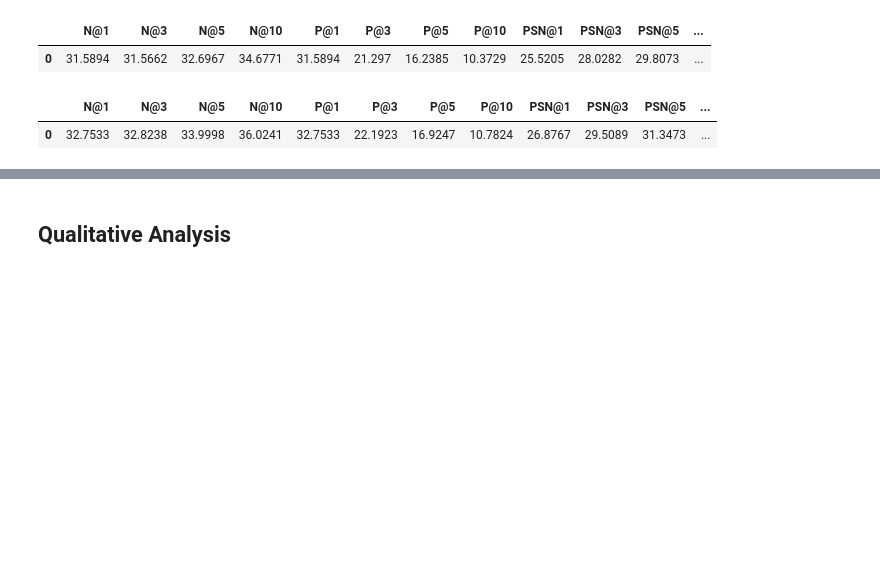
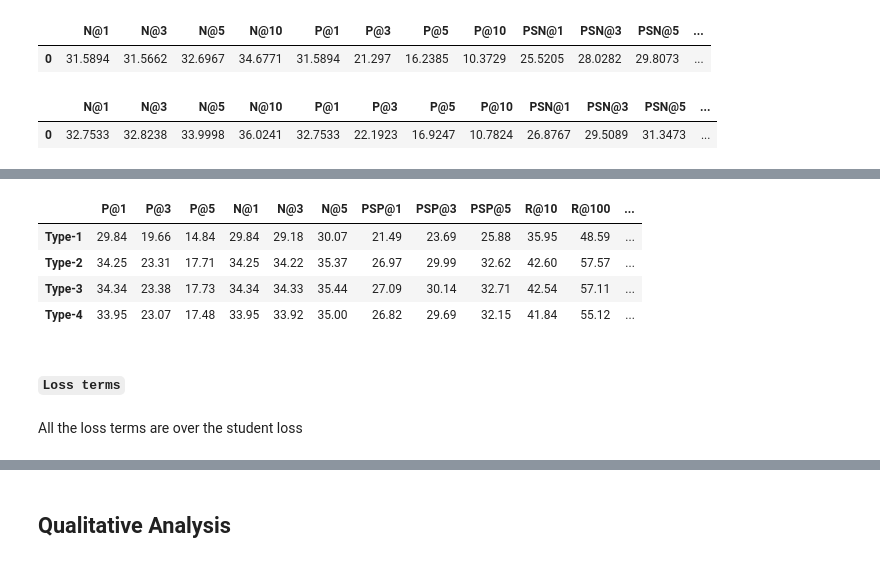
Before and after one commit to suchith720/medic, a Jupyter notebook: nbs/21_experiment-summary.ipynb, the cells around one changed output, grey strips where cells are left out. Drawn from its saved outputs; the diff is of its cells as text; code cells hidden in the pictures; blank space fills up the shorter version.

```diff
--- a/nbs/21_experiment-summary.ipynb
+++ b/nbs/21_experiment-summary.ipynb
@@ -570,0 +958,18 @@ display_metric(m)
+# %%
+o = {
+    'Type-1': {'test_loss': 0.680885374546051, 'test_P@1': 0.29835225192237275, 'test_P@10': 0.09328338450280445, 'test_P@3': 0.19659747063623004, 'test_P@5': 0.14842914683280203, 'test_N@1': 0.2983522415161133, 'test_N@10': 0.3170567750930786, 'test_N@3': 0.29178470373153687, 'test_N@5': 0.30069276690483093, 'test_PSP@1': 0.2148719816185634, 'test_PSP@10': 0.29842462046123197, 'test_PSP@3': 0.23693917389313576, 'test_PSP@5': 0.25878121620128214, 'test_PSN@1': 0.21487197279930115, 'test_PSN@10': 0.27384722232818604, 'test_PSN@3': 0.23810528218746185, 'test_PSN@5': 0.25412219762802124, 'test_R@200': 0.5154951581131564, 'test_R@10': 0.35950416294618803, 'test_R@100': 0.4859166734449568, 'test_runtime': 314.9899, 'test_samples_per_second': 563.558, 'test_steps_per_second': 0.276},
+    'Type-2': {'test_loss': 0.1068730428814888, 'test_P@1': 0.34245556713517167, 'test_P@10': 0.11215221248910485, 'test_P@3': 0.23309955027275792, 'test_P@5': 0.1770667267556706, 'test_N@1': 0.34245556592941284, 'test_N@10': 0.37403038144111633, 'test_N@3': 0.34222349524497986, 'test_N@5': 0.3537212312221527, 'test_PSP@1': 0.26971571450805354, 'test_PSP@10': 0.3754247051679718, 'test_PSP@3': 0.2998923788874187, 'test_PSP@5': 0.3262116254415452, 'test_PSN@1': 0.26971569657325745, 'test_PSN@10': 0.34223559498786926, 'test_PSN@3': 0.2991461455821991, 'test_PSN@5': 0.31821751594543457, 'test_R@200': 0.6089792176936999, 'test_R@10': 0.4259959521361524, 'test_R@100': 0.5756757517917236, 'test_runtime': 217.119, 'test_samples_per_second': 817.593, 'test_steps_per_second': 0.401},
+    'Type-3': {'test_loss': 0.10096532106399536, 'test_P@1': 0.34336816607047294, 'test_P@10': 0.11207165591641953, 'test_P@3': 0.23381686054700837, 'test_P@5': 0.17733261977879614, 'test_N@1': 0.34336817264556885, 'test_N@10': 0.37436443567276, 'test_N@3': 0.3433360457420349, 'test_N@5': 0.354352205991745, 'test_PSP@1': 0.2709282605858052, 'test_PSP@10': 0.3755945972235507, 'test_PSP@3': 0.30137557653357566, 'test_PSP@5': 0.3271062984643673, 'test_PSN@1': 0.2709282636642456, 'test_PSN@10': 0.3429442048072815, 'test_PSN@3': 0.3005591928958893, 'test_PSN@5': 0.31916916370391846, 'test_R@200': 0.6039051486890347, 'test_R@10': 0.42537054612635616, 'test_R@100': 0.571120290401636, 'test_runtime': 241.5872, 'test_samples_per_second': 734.787, 'test_steps_per_second': 0.36},
+    'Type-4': {'test_loss': 0.10264376550912857, 'test_P@1': 0.3395206038926288, 'test_P@10': 0.10998901501284128, 'test_P@3': 0.2307185308283929, 'test_P@5': 0.17475480945290517, 'test_N@1': 0.3395206034183502, 'test_N@10': 0.368953138589859, 'test_N@3': 0.339173287153244, 'test_N@5': 0.34996116161346436, 'test_PSP@1': 0.2682296394437683, 'test_PSP@10': 0.3674806849751163, 'test_PSP@3': 0.29685131837531753, 'test_PSP@5': 0.32152929861119256, 'test_PSN@1': 0.2682296335697174, 'test_PSN@10': 0.33754590153694153, 'test_PSN@3': 0.2968074679374695, 'test_PSN@5': 0.31496143341064453, 'test_R@200': 0.5789784815910399, 'test_R@10': 0.4183958982436771, 'test_R@100': 0.5512431867934422, 'test_runtime': 216.5508, 'test_samples_per_second': 819.738, 'test_steps_per_second': 0.402}
+}
+_display_metric(convert_df_and_remove_prefix(o)*100)
+# %% [output]
+|  | P@1 | P@3 | P@5 | N@1 | N@3 | N@5 | PSP@1 | PSP@3 | PSP@5 | R@10 | R@100 | ... |
+| Type-1 | 29.84 | 19.66 | 14.84 | 29.84 | 29.18 | 30.07 | 21.49 | 23.69 | 25.88 | 35.95 | 48.59 | ... |
+| Type-2 | 34.25 | 23.31 | 17.71 | 34.25 | 34.22 | 35.37 | 26.97 | 29.99 | 32.62 | 42.60 | 57.57 | ... |
+| Type-3 | 34.34 | 23.38 | 17.73 | 34.34 | 34.33 | 35.44 | 27.09 | 30.14 | 32.71 | 42.54 | 57.11 | ... |
+| Type-4 | 33.95 | 23.07 | 17.48 | 33.95 | 33.92 | 35.00 | 26.82 | 29.69 | 32.15 | 41.84 | 55.12 | ... |
+# %% [markdown]
+#### `Loss terms`
+# %% [markdown]
+All the loss terms are over the student loss
```
Also changed, not shown: parts of 89 cells of this notebook, 5 other files.
